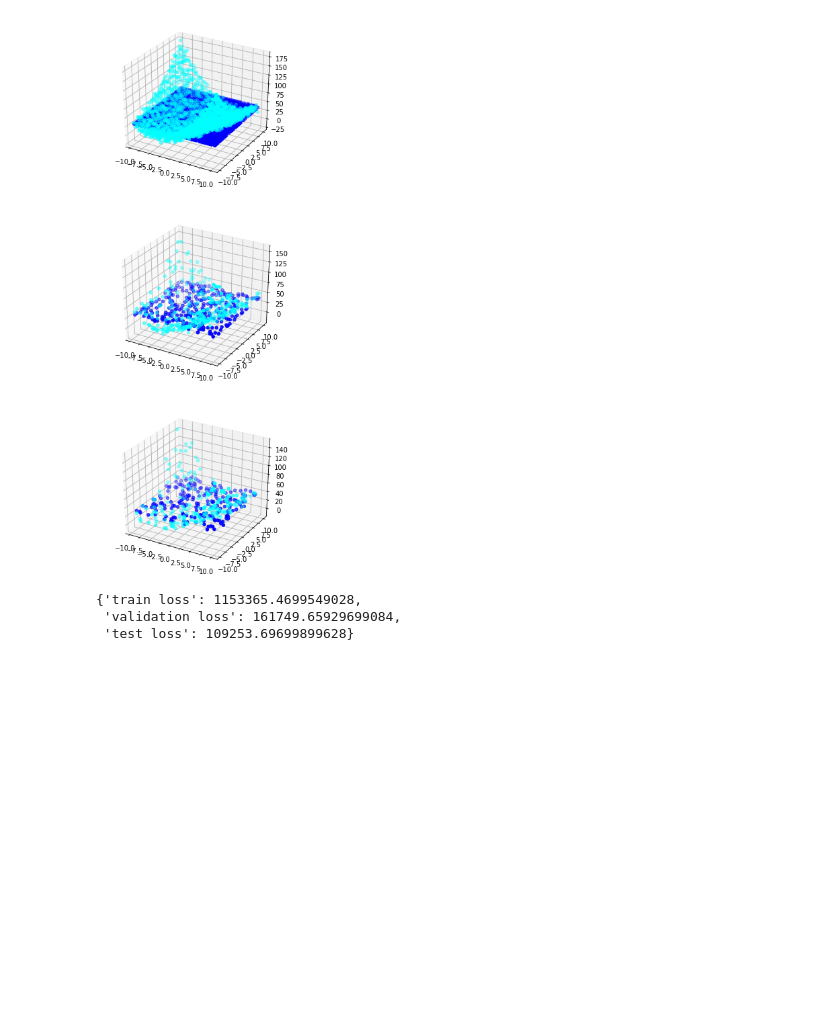
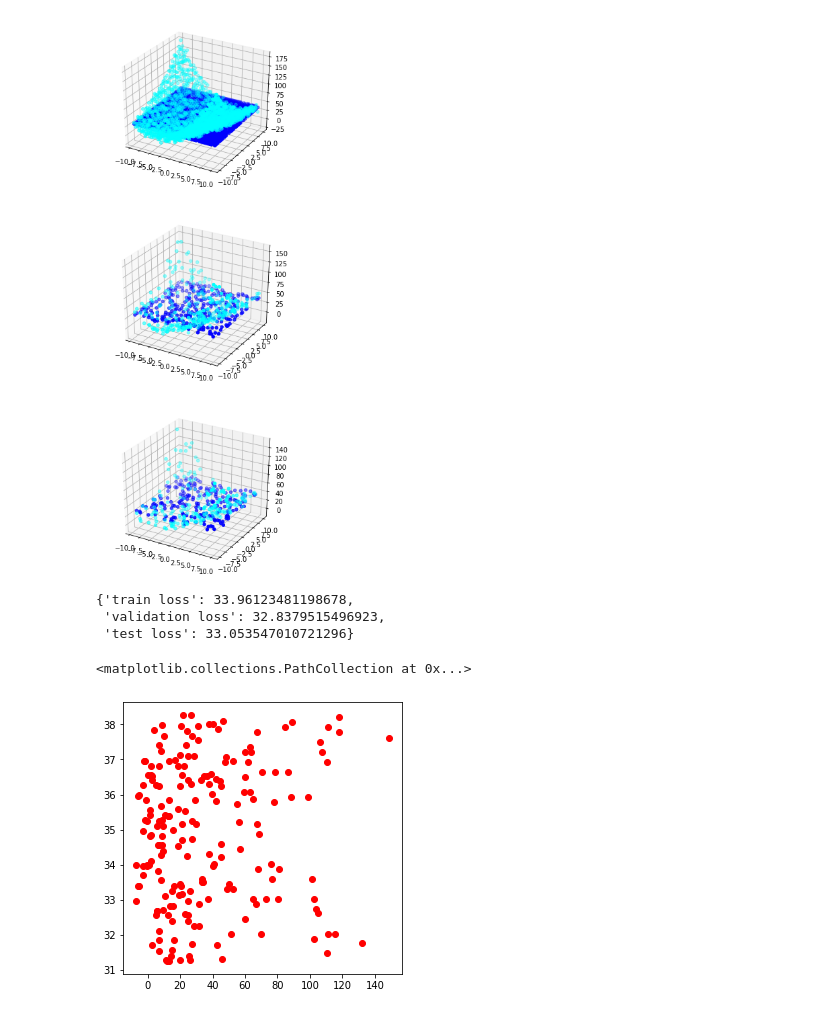
Before and after one commit to shashikdm/CS401-Assignments, a Jupyter notebook: Assignment 1/goup15/regression/bivariateData/MultiLinearRegression.ipynb, the cells around one changed output. Drawn from its saved outputs; the diff is of its cells as text; code cells hidden in the pictures; blank space fills up the shorter version.

```diff
--- a/Assignment 1/goup15/regression/bivariateData/MultiLinearRegression.ipynb
+++ b/Assignment 1/goup15/regression/bivariateData/MultiLinearRegression.ipynb
@@ -55,11 +55,18 @@ ax.scatter(X_test[:, 0], X_test[:, 1], y_test_prediction, color='blue')
 [figure]
 # %%
 # Performance check
-trainloss = 0.5*np.sum(np.square(y_prediction-y))
-valloss = 0.5*np.sum(np.square(y_val_prediction-y_val))
-testloss = 0.5*np.sum(np.square(y_test_prediction-y_test))
-{'train loss': trainloss, 'validation loss': valloss, 'test loss': testloss}
+trainlossRMS = np.sqrt(np.mean(np.square(y_prediction-y)))
+vallossRMS = np.sqrt(np.mean(np.square(y_val_prediction-y_val)))
+testlossRMS = np.sqrt(np.mean(np.square(y_test_prediction-y_test)))
+{'train loss': trainlossRMS, 'validation loss': vallossRMS, 'test loss': testlossRMS}
 # %% [output]
-{'train loss': 1153365.4699549028,
- 'validation loss': 161749.65929699084,
- 'test loss': 109253.69699899628}
+{'train loss': 33.96123481198678,
+ 'validation loss': 32.8379515496923,
+ 'test loss': 33.053547010721296}
+# %%
+# Scatter plot
+plt.rcParams['figure.figsize'] = [5, 5]
+plt.scatter(y_test, y_test_prediction, color='red')
+# %% [output]
+<matplotlib.collections.PathCollection at 0x...>
+[figure, added]
```
Also changed, not shown: 1 other file.
